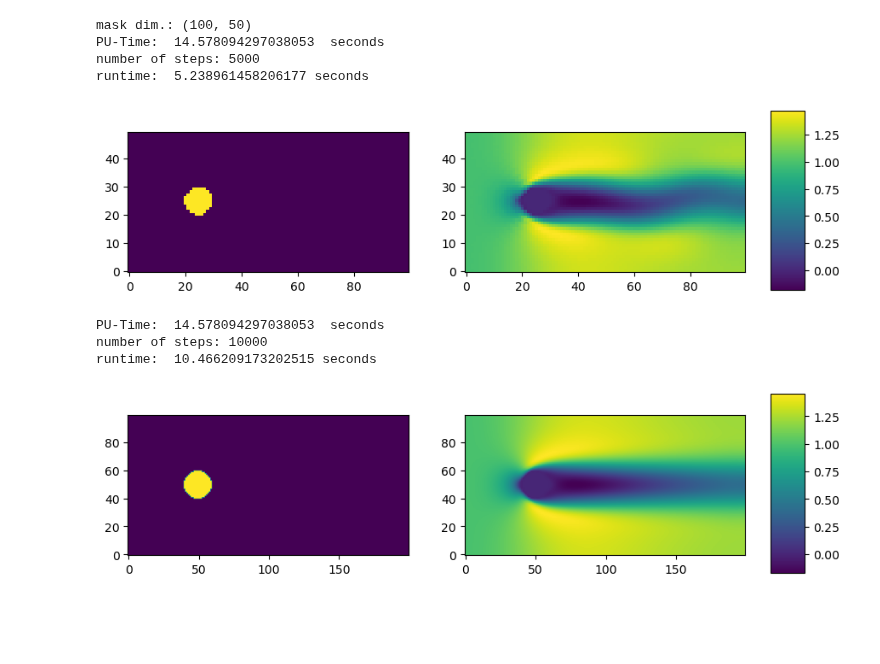
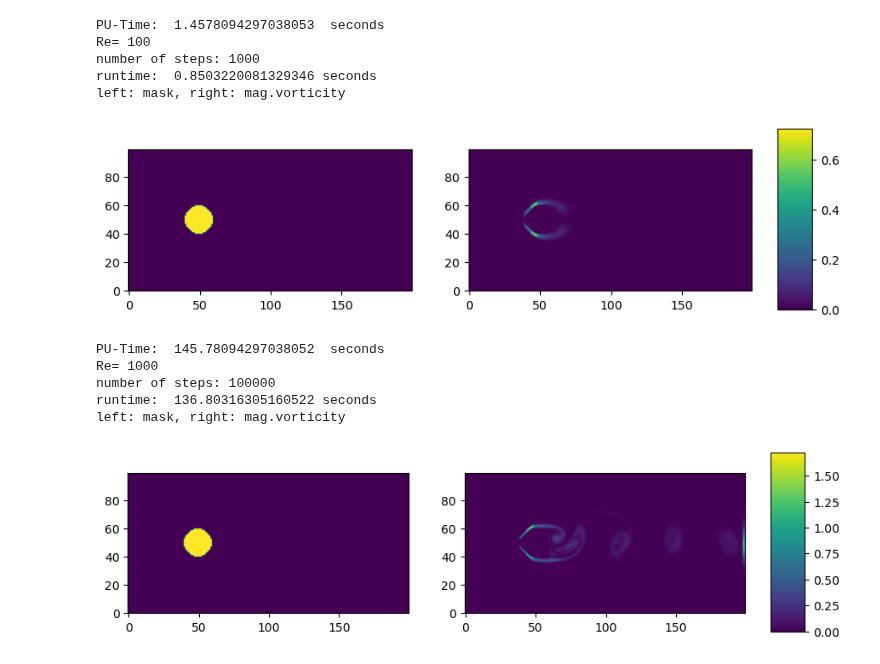
Before and after one commit to lettucecfd/lettuce, a Jupyter notebook: myTest/ltExample_obstacle_cylinder2D.ipynb, the cells around one changed output. Saved outputs shown, nothing was run; the diff lists cells and outputs as text; code cells hidden in the pictures; blank space fills up the shorter version.

```diff
--- a/myTest/ltExample_obstacle_cylinder2D.ipynb
+++ b/myTest/ltExample_obstacle_cylinder2D.ipynb
@@ -7,52 +28,66 @@ import time
 #    durchführt.
 #Simulationslänge ist von der y-Auflösung ny abhängig (ny*100 steps)
 #
-def run(ny=100, *axes):
+def run(step=100, ny=100, re=50, *axes):
     # ny: y-Auflösung, axes: Koordinatensystem(e), * erstellt ein Tupel aller übergebenen axes
     # ny=100 ist nur der default...
 
     lattice = lt.Lattice(lt.D2Q9, "cuda:0")
-    flow = lt.Obstacle(
+    flow = lt.Cylinder2D(
         (2*ny, ny), #shape der 2D-Box ist XxY: 2ny x ny
-        reynolds_number=50.0,
+        reynolds_number=re, #50.0
         mach_number=0.05,
         lattice=lattice,
         domain_length_x=10.1, # in PU
     )
     x, y = flow.grid #gibt ein Meshgrid zurück: x-2D-Array, y-2D-Array
-    print(x)
-    print(y)
+    #print(x)
+    #print(y)
 
     condition = np.sqrt((x-2.5)**2+(y-2.5)**2) < 0.5 #die Kreisgleichung rechnet in PU, d.h. die Auflösung spielt hier keine Rolle(!)
     flow.mask[np.where(condition)] = 1 #erstelle Obstacle Form (mask als Bool)
-    print("mask dim.:",flow.mask.shape)
+    #print("mask dim.:",flow.mask.shape)
     axes[0].imshow(flow.mask.T, origin="lower") #erstellt ein 2D-Bild der Maske
         #flow.mask.T ist die Transponierte von flow.mask (!)
         #der (0,0)-Punkt der Grafik sitzt unten links ("lower")
 
     tau = flow.units.relaxation_parameter_lu
-    sim = lt.Simulation(flow, lattice, lt.BGKCollision(lattice, tau),
+    sim = lt.Simulation(flow, lattice, lt.KBCCollision2D(lattice, tau),
                         lt.StandardStreaming(lattice))
-    print("PU-Time: ",flow.units.convert_time_to_pu(ny*100)," seconds")
+
+    # Vorticity Objekt erstellen
+    vorticity=lt.Vorticity(lattice,flow)
+    # sim.reporters.append(lt.ObservableReporter(vorticity, interval=5,out=None))  # reporter können nur skalare Werte reporten...
+    #vorticity(sim.f) # Berechnet die Vortizität zur aktuellen Verteilungsfunktion
+
+    # VTK Reporter
+    VTKreport = lt.VTKReporter(lattice, flow, interval=50, filename_base="/mnt/ScratchHDD1/Max_Scratch/cylinder_vtk/out")
+    sim.reporters.append(VTKreport)
 
     t_start=time.time()
-    n_steps=ny*100
+    n_steps=step
     sim.step(n_steps) #Simulation mit Schrittzahl = 100*y-Auflösung
+    print("PU-Time: ",flow.units.convert_time_to_pu(n_steps)," seconds")
+    print("Re=",re)
     print("number of steps:",n_steps)
     print("runtime: ",time.time()-t_start, "seconds")
 
     u = flow.units.convert_velocity_to_pu(lattice.u(sim.f).detach().cpu().numpy())
         #Geschwindigkeit wird als numpy-Array in den RAM geschrieben
-    return axes[1].imshow(u[0,...].T, origin="lower")
+
+    return axes[1].imshow(vorticity(sim.f).cpu().T, origin="lower")
+    # return axes[1].imshow(u[0,...].T, origin="lower")
         #erstellt ein 2D-Bild des Geschwindigkeitsfeldes
+        # Daten müssen von GPU auf CPU transferierit werden vor dem plotten
 
     print("Max Velocity: ", float(u.max()))
         #wird nicht ausgeführt, weil das schon hinter dem return ist...bruh
 # %%
-def run_and_plot(n):
+def run_and_plot(ny,nstep,re):
     fig, axes = plt.subplots(1,2, figsize=(10,3)) #erstelle Figure
     fig.subplots_adjust(right=0.85) #Kürze figure-Größe rechts auf 85%
-    im2 = run(n, *axes) #führe run() aus, übergebe die leeren Koordinatensysteme und die y-Auflösung
+    im2 = run(nstep, ny, re, *axes) #führe run() aus, übergebe die leeren Koordinatensysteme und die y-Auflösung
     cbar_ax = fig.add_axes([0.88, 0.15, 0.04, 0.7]) #fügt Koordinatensystem für colorbar hinzu
     fig.colorbar(im2, cax=cbar_ax) #fügt colorbar hinzu, zugehörig zum zweiten Koordinatensystem
+    print("left: mask, right: mag.vorticity") #oder mag.velocity -> ändere in run (!)
 # %%
@@ -80,15 +102,18 @@ runtime:  2.6099143028259277 seconds
 # %%
-run_and_plot(50)
+run_and_plot(ny=100,nstep=1000, re=100)
 # %% [output]
-mask dim.: (100, 50)
-PU-Time:  14.578094297038053  seconds
-number of steps: 5000
-runtime:  5.238961458206177 seconds
+PU-Time:  1.4578094297038053  seconds
+Re= 100
+number of steps: 1000
+runtime:  0.8503220081329346 seconds
+left: mask, right: mag.vorticity
-[figure, old version]
+[figure, new version]
 # %%
-run_and_plot(100)
+run_and_plot(ny=100,nstep=100000, re=1000)
 # %% [output]
-PU-Time:  14.578094297038053  seconds
-number of steps: 10000
-runtime:  10.466209173202515 seconds
+PU-Time:  145.78094297038052  seconds
+Re= 1000
+number of steps: 100000
+runtime:  136.80316305160522 seconds
+left: mask, right: mag.vorticity
-[figure, old version]
+[figure, new version]
```
Also changed, not shown: parts of 3 cells of this notebook, 2 other files.
